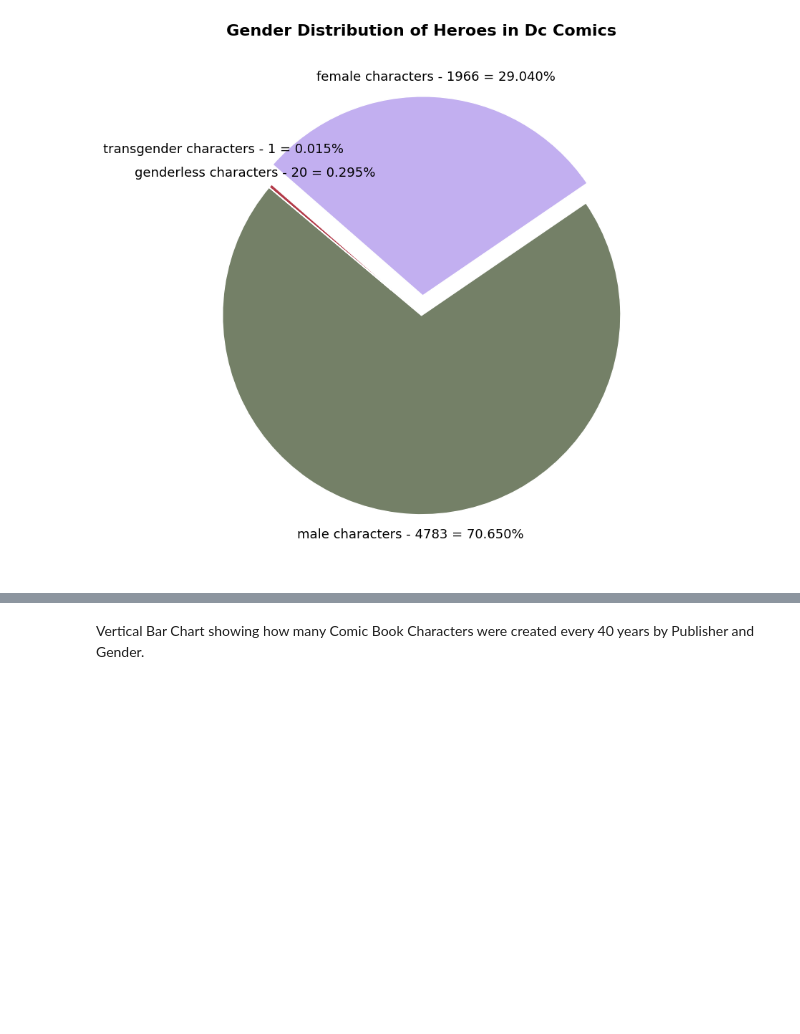
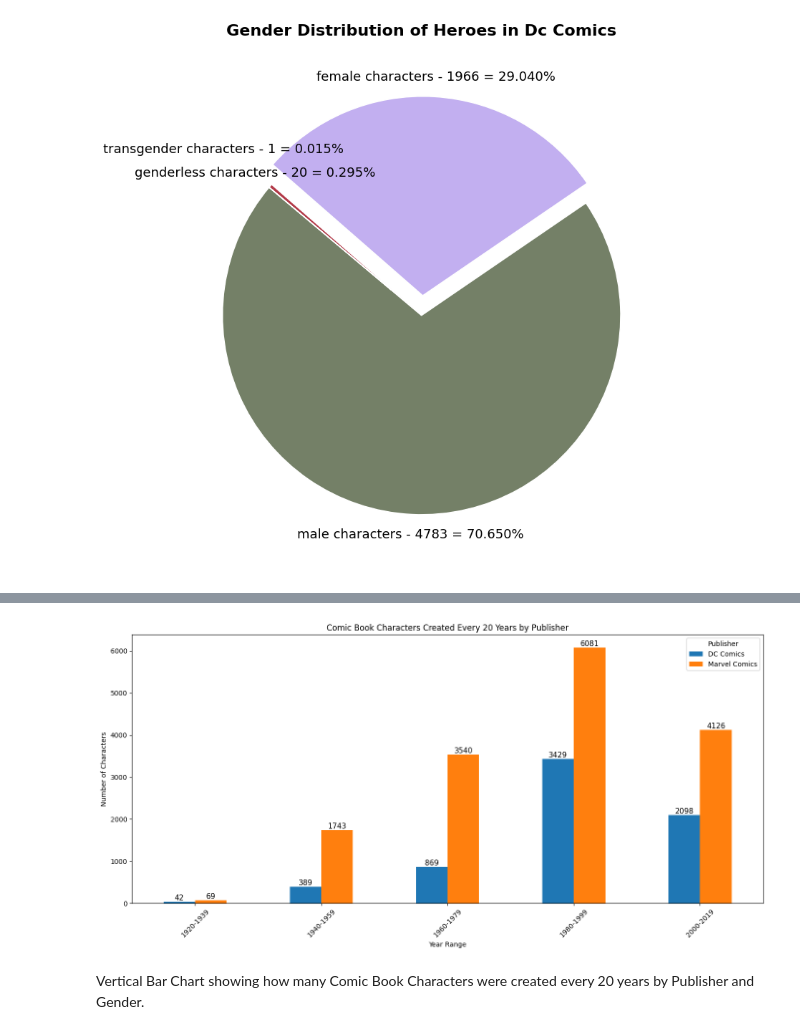
Before and after one commit to Arioch3d/DA_Capstone, a Jupyter notebook: SuperHero.ipynb, the cells around one changed output, grey strips where cells are left out. Drawn from its saved outputs; the diff is of its cells as text; code cells hidden in the pictures; blank space fills up the shorter version.

```diff
--- a/SuperHero.ipynb
+++ b/SuperHero.ipynb
@@ -576,2 +526,46 @@ hero_year_40yr_bar_chart()
+# %%
+conn = sqlite3.connect('Hero.db')
+dc = pd.read_sql("SELECT name, year FROM DCHeroes", conn)
+marvel = pd.read_sql("SELECT name, year FROM MarvelHeroes", conn)
+conn.close()
+
+# Add publisher column
+dc['Publisher'] = 'DC Comics'
+marvel['Publisher'] = 'Marvel Comics'
+
+# Convert year to int, fill NaN with 0, drop 0 years
+for df in [dc, marvel]:
+    df['year'] = pd.to_numeric(df['year'], errors='coerce').fillna(0).astype(int)
+    df.drop(df[df['year'] == 0].index, inplace=True)
+
+# Combine for plotting
+df = pd.concat([dc, marvel], ignore_index=True)
+
+if df.empty:
+    print("No valid year data to plot.")
+else:
+    min_year = int(df['year'].min())
+    max_year = int(df['year'].max())
+    bins = list(range((min_year // 20) * 20, ((max_year // 20) + 2) * 20, 20))
+    labels = [f"{bins[i]}-{bins[i+1]-1}" for i in range(len(bins)-1)]
+    df['year_bin'] = pd.cut(df['year'], bins=bins, labels=labels, right=False)
+
+    grouped = df.groupby(['Publisher', 'year_bin']).size().reset_index(name='count')
+    pivot = grouped.pivot_table(index='year_bin', columns='Publisher', values='count', fill_value=0)
+
+    pivot.plot(kind='bar', figsize=(14, 7))
+
+    # Add total number to the top of each bar
+    for container in plt.gca().containers:
+        plt.gca().bar_label(container, label_type='edge', fontsize=11)
+
+    plt.title('Comic Book Characters Created Every 20 Years by Publisher')
+    plt.xlabel('Year Range')
+    plt.ylabel('Number of Characters')
+    plt.xticks(rotation=45)
+    plt.tight_layout()
+    plt.show()
+# %% [output]
+[figure, added]
 # %% [markdown]
-Vertical Bar Chart showing how many Comic Book Characters were created every 40 years by Publisher and Gender.
+Vertical Bar Chart showing how many Comic Book Characters were created every 20 years by Publisher and Gender.
```
Also changed, not shown: parts of 10 cells of this notebook, 7 other files.
